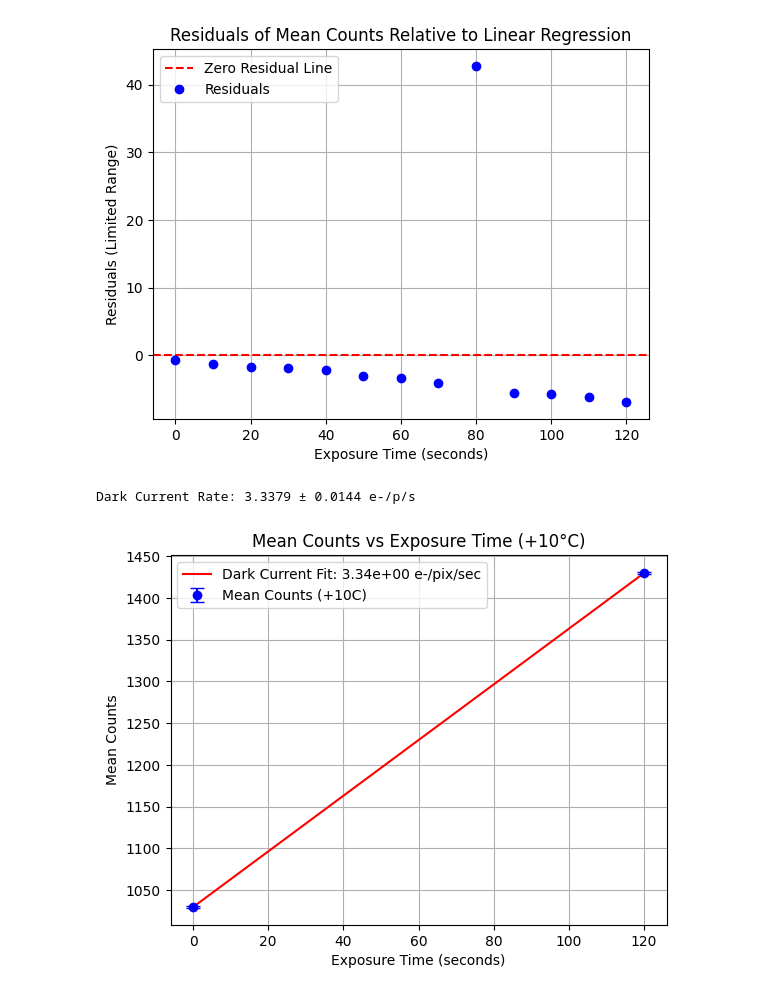
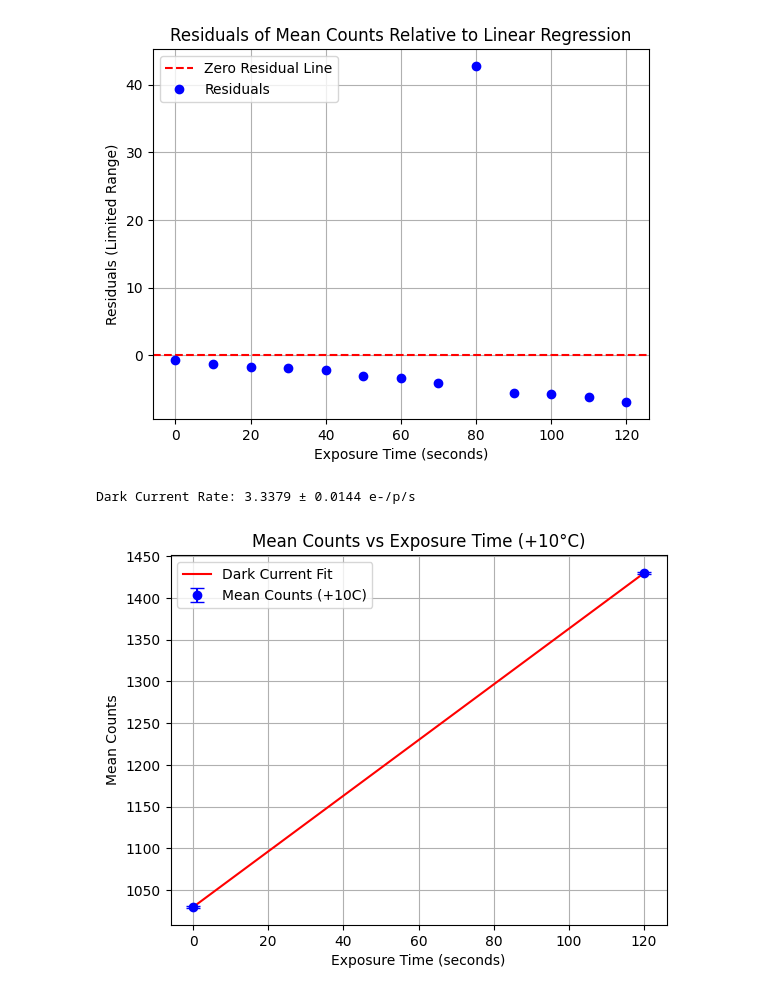
Before and after one commit to emsonmez/AST_443, a Jupyter notebook: Lab_1/Misha_Work/section_4.2.ipynb, the cells around one changed output. Drawn from its saved outputs; the diff is of its cells as text; code cells hidden in the pictures.

```diff
--- a/Lab_1/Misha_Work/section_4.2.ipynb
+++ b/Lab_1/Misha_Work/section_4.2.ipynb
@@ -458,32 +461,32 @@ stat_unc_bias_10C = mean_bias_10C / np.sqrt(len(bias_filtered_10C))
 mean_dark_10C_120s = np.mean(dark_filtered_10C_120s)
 st_dev_dark_10C_120s = np.std(dark_filtered_10C_120s, ddof=1)
 stat_unc_dark_10C_120s = mean_dark_10C_120s / np.sqrt(len(dark_filtered_10C_120s))
 
 # Calculate the dark current (slope) and its uncertainty
 dark_current = (mean_dark_10C_120s - mean_bias_10C) / exposure_time_dark
 uncertainty_dark_current = np.sqrt(stat_unc_dark_10C_120s**2 + stat_unc_bias_10C**2) / exposure_time_dark
 
 # Print the calculated dark current and its uncertainty
 print(f"Dark Current Rate: {dark_current:.4f} ± {uncertainty_dark_current:.4f} e-/p/s")
 
 # Plot the points and the dark current line
 exposure_times = [0, exposure_time_dark]
 mean_counts = [mean_bias_10C, mean_dark_10C_120s]
 stat_uncs = [stat_unc_bias_10C, stat_unc_dark_10C_120s]
 
 # Generate predicted counts using the dark current model
 predicted_counts = linear_model(np.array(exposure_times), dark_current, mean_bias_10C)
 
 # Plot the mean counts vs exposure time
 plt.figure()
 plt.errorbar(exposure_times, mean_counts, yerr=stat_uncs, fmt='o', color='blue', capsize=5, label='Mean Counts (+10C)')
-plt.plot(exposure_times, predicted_counts, color='red', label=f"Dark Current Fit: {dark_current:.2e} e-/pix/sec")
+plt.plot(exposure_times, predicted_counts, color='red', label=f"Dark Current Fit")
 plt.title('Mean Counts vs Exposure Time (+10°C)')
 plt.xlabel('Exposure Time (seconds)')
 plt.ylabel('Mean Counts')
 plt.legend()
 plt.grid(True)
 plt.show()
 # %% [output]
 Dark Current Rate: 3.3379 ± 0.0144 e-/p/s
-[figure, old version]
+[figure, new version]
```
Also changed, not shown: parts of 2 cells of this notebook, 2 other files.
